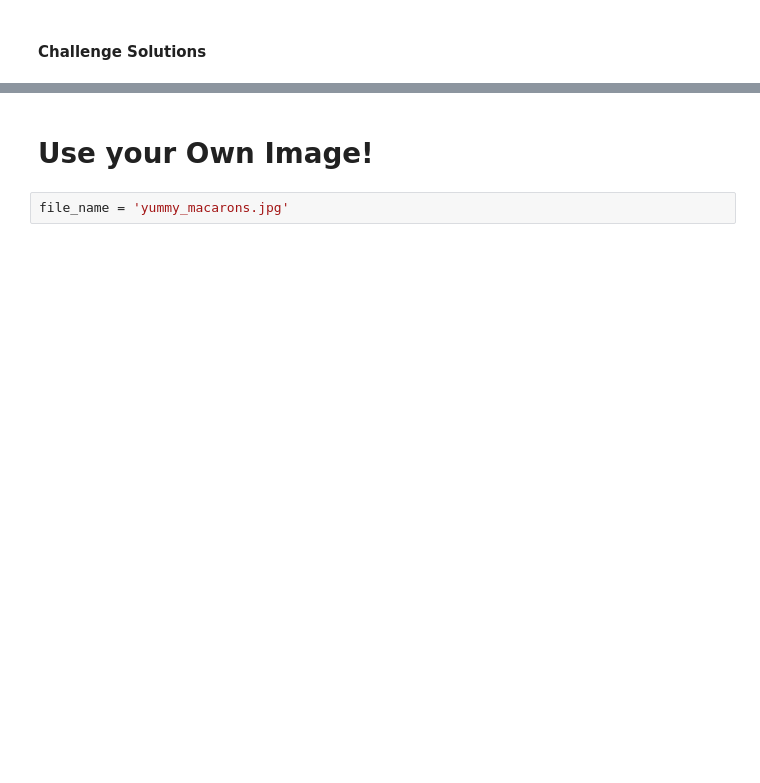
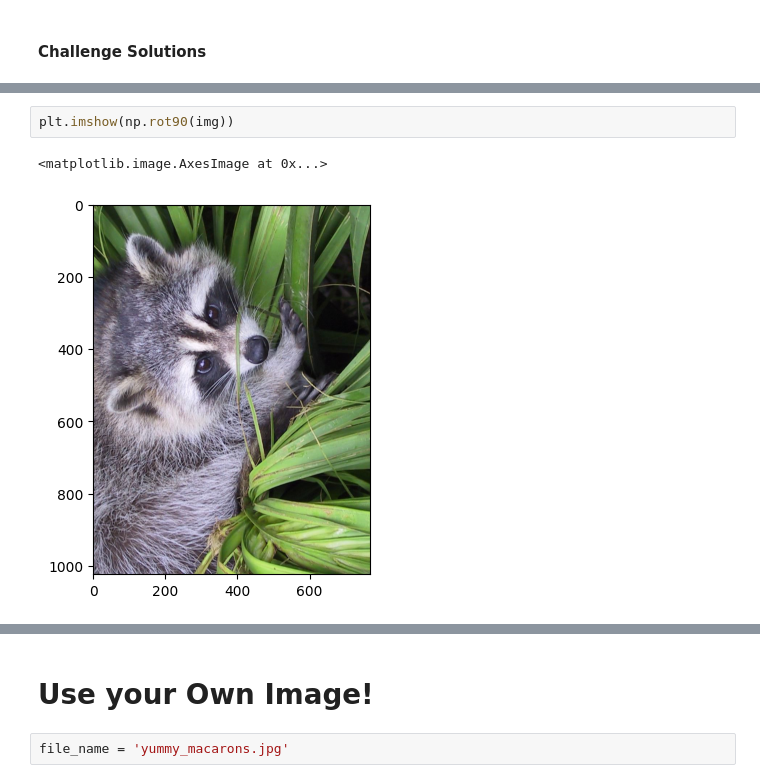
Before and after one commit to anushrinagul63/google_colab_notebooks, a Jupyter notebook: Computation_with_NumPy_and_N_Dimensional_Arrays.ipynb, the cells around one changed output, grey strips where cells are left out. Cells and saved outputs as stored; diff of their text form; blank space fills up the shorter version.

```diff
--- a/Computation_with_NumPy_and_N_Dimensional_Arrays.ipynb
+++ b/Computation_with_NumPy_and_N_Dimensional_Arrays.ipynb
@@ -324,0 +325,5 @@ plt.imshow(c, cmap='gray')
+# %%
+plt.imshow(np.rot90(img))
+# %% [output]
+<matplotlib.image.AxesImage at 0x...>
+[figure, added]
```
Also changed, not shown: parts of 8 cells of this notebook.
